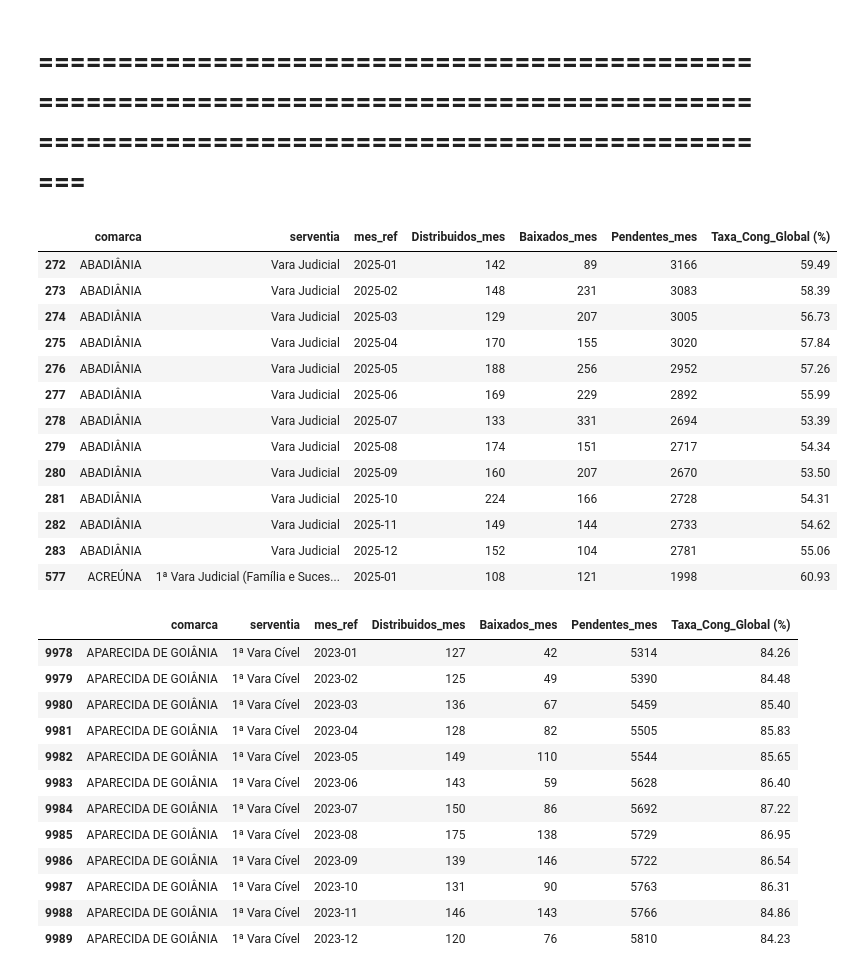
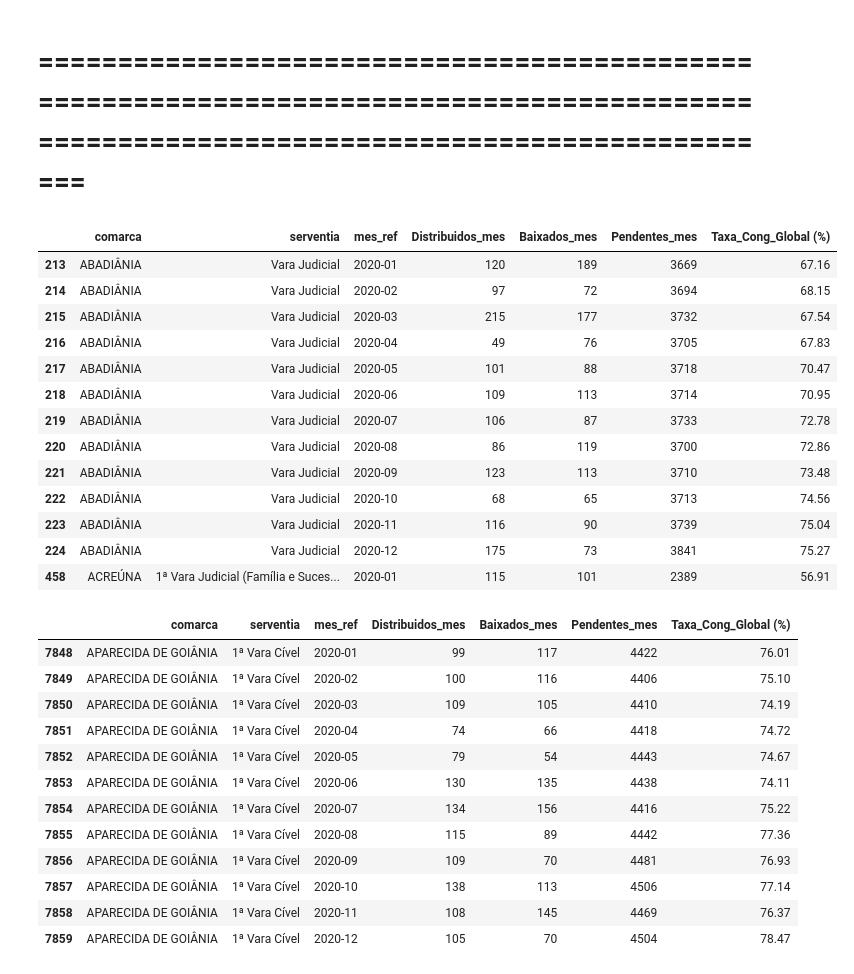
Before and after one commit to dvjuliocesar/TJGO_Projeto7_TxCongGeral, a Jupyter notebook: tx_cong_mensal.ipynb, the cells around one changed output. Drawn from its saved outputs; the diff is of its cells as text; code cells hidden in the pictures.

```diff
--- a/tx_cong_mensal.ipynb
+++ b/tx_cong_mensal.ipynb
@@ -9,7 +9,7 @@ import os
 ## CARREGAMENTO, LIMPEZA E TRATAMENTO DOS ARQUIVOS INDIVIDUALMENTE
 # %%
 # Realizar esse processo para cada dataset da pasta uploads
-arquivo_csv = ('uploads/analise_txcg_2025.csv')
+arquivo_csv = ('uploads/analise_txcg_2020.csv')
 df = pd.read_csv(arquivo_csv, sep='#', encoding='utf-8-sig')
 print(df.shape)
 # %% [output]
@@ -76,14 +85,14 @@ df['ano_baixa'] = df['data_baixa'].dt.year
 
 # 4. Fazer a limpeza: manter apenas registros em que:
 #    - ano_distribuicao <= ANO (ou é NaN)
-#    - ano_baixa <= ANO (ou é NaN)
-ANO = 2025
+#    - ano_baixa >=2020 & ano_baixa <= ANO (ou é NaN)
+ANO = 2020
 df_limpo = df[
     (
         (df['ano_distribuicao'] <= ANO)
     ) &
     (
-        (df['ano_baixa'] >= 2020) & (df['ano_baixa'] <= ANO) |
+        (df['ano_baixa'] >= 2019) & (df['ano_baixa'] <= ANO) |
         (df['ano_baixa'].isna())
     )
 ].copy()
@@ -105,16 +114,16 @@ if len(df) > len(df_limpo):
     # Contar motivo da remoção
     print(f"\nMotivo da remoção:")
     # Distribuição > ANO
-    ANO = 2025
+    ANO = 2020
     dist_maior_ANO = df[df['ano_distribuicao'] > ANO]
     dist_nula = df[df['ano_distribuicao'].isna()]
     baixa_maior_ANO = df[df['ano_baixa'] > ANO]
-    baixa_menor_2020 = df[df['ano_baixa'] < 2020]
+    baixa_menor_2019 = df[df['ano_baixa'] < 2019]
 
     print(f"- data_distribuicao > {ANO}: {len(dist_maior_ANO)} registros")
     print(f"- data_distribuicao NULA: {len(dist_nula)} registros")
     print(f"- data_baixa > {ANO}: {len(baixa_maior_ANO)} registros")
-    print(f"- data_baixa < 2020: {len(baixa_menor_2020)} registros")
+    print(f"- data_baixa < 2019: {len(baixa_menor_2019)} registros")
 
     # Intersecção (ambos > ANO)
     ambos_maior_ANO = df[(df['ano_distribuicao'] > ANO) & (df['ano_baixa'] > ANO)]
@@ -319,45 +328,45 @@ df_global_mensal = df_global_mensal[colunas_finais].sort_values(keys + ['mes_ref
 # print(df_global_mensal.tail(12))
 # %%
 # Filtrando todos os MESES de cada ano para exração MENSAL
-ano_alvo = 2025
+ano_alvo = 2020
 df_mes = df_global_mensal[df_global_mensal['mes_ref'].dt.year == ano_alvo]
 df_mes.head(13)
 # %% [output]
 |  | comarca | serventia | mes_ref | Distribuidos_mes | Baixados_mes | Pendentes_mes | Taxa_Cong_Global (%) |
-| 272 | ABADIÂNIA | Vara Judicial | 2025-01 | 142 | 89 | 3166 | 59.49 |
-| 273 | ABADIÂNIA | Vara Judicial | 2025-02 | 148 | 231 | 3083 | 58.39 |
-| 274 | ABADIÂNIA | Vara Judicial | 2025-03 | 129 | 207 | 3005 | 56.73 |
-| 275 | ABADIÂNIA | Vara Judicial | 2025-04 | 170 | 155 | 3020 | 57.84 |
-| 276 | ABADIÂNIA | Vara Judicial | 2025-05 | 188 | 256 | 2952 | 57.26 |
-| 277 | ABADIÂNIA | Vara Judicial | 2025-06 | 169 | 229 | 2892 | 55.99 |
-| 278 | ABADIÂNIA | Vara Judicial | 2025-07 | 133 | 331 | 2694 | 53.39 |
-| 279 | ABADIÂNIA | Vara Judicial | 2025-08 | 174 | 151 | 2717 | 54.34 |
-| 280 | ABADIÂNIA | Vara Judicial | 2025-09 | 160 | 207 | 2670 | 53.50 |
-| 281 | ABADIÂNIA | Vara Judicial | 2025-10 | 224 | 166 | 2728 | 54.31 |
-| 282 | ABADIÂNIA | Vara Judicial | 2025-11 | 149 | 144 | 2733 | 54.62 |
-| 283 | ABADIÂNIA | Vara Judicial | 2025-12 | 152 | 104 | 2781 | 55.06 |
-| 577 | ACREÚNA | 1ª Vara Judicial (Família e Suces... | 2025-01 | 108 | 121 | 1998 | 60.93 |
+| 213 | ABADIÂNIA | Vara Judicial | 2020-01 | 120 | 189 | 3669 | 67.16 |
+| 214 | ABADIÂNIA | Vara Judicial | 2020-02 | 97 | 72 | 3694 | 68.15 |
+| 215 | ABADIÂNIA | Vara Judicial | 2020-03 | 215 | 177 | 3732 | 67.54 |
+| 216 | ABADIÂNIA | Vara Judicial | 2020-04 | 49 | 76 | 3705 | 67.83 |
+| 217 | ABADIÂNIA | Vara Judicial | 2020-05 | 101 | 88 | 3718 | 70.47 |
+| 218 | ABADIÂNIA | Vara Judicial | 2020-06 | 109 | 113 | 3714 | 70.95 |
+| 219 | ABADIÂNIA | Vara Judicial | 2020-07 | 106 | 87 | 3733 | 72.78 |
+| 220 | ABADIÂNIA | Vara Judicial | 2020-08 | 86 | 119 | 3700 | 72.86 |
+| 221 | ABADIÂNIA | Vara Judicial | 2020-09 | 123 | 113 | 3710 | 73.48 |
+| 222 | ABADIÂNIA | Vara Judicial | 2020-10 | 68 | 65 | 3713 | 74.56 |
+| 223 | ABADIÂNIA | Vara Judicial | 2020-11 | 116 | 90 | 3739 | 75.04 |
+| 224 | ABADIÂNIA | Vara Judicial | 2020-12 | 175 | 73 | 3841 | 75.27 |
+| 458 | ACREÚNA | 1ª Vara Judicial (Família e Suces... | 2020-01 | 115 | 101 | 2389 | 56.91 |
 # %%
 filtro = (
     (df_global_mensal['comarca'] == 'APARECIDA DE GOIÂNIA') &
     (df_global_mensal['serventia'] == '1ª Vara Cível') &
-    (df_global_mensal['mes_ref'].astype(str).str.contains('2023'))
+    (df_global_mensal['mes_ref'].astype(str).str.contains('2020'))
 )
 df_global_mensal[filtro].head(12)
 # %% [output]
 |  | comarca | serventia | mes_ref | Distribuidos_mes | Baixados_mes | Pendentes_mes | Taxa_Cong_Global (%) |
-| 9978 | APARECIDA DE GOIÂNIA | 1ª Vara Cível | 2023-01 | 127 | 42 | 5314 | 84.26 |
-| 9979 | APARECIDA DE GOIÂNIA | 1ª Vara Cível | 2023-02 | 125 | 49 | 5390 | 84.48 |
-| 9980 | APARECIDA DE GOIÂNIA | 1ª Vara Cível | 2023-03 | 136 | 67 | 5459 | 85.40 |
-| 9981 | APARECIDA DE GOIÂNIA | 1ª Vara Cível | 2023-04 | 128 | 82 | 5505 | 85.83 |
-| 9982 | APARECIDA DE GOIÂNIA | 1ª Vara Cível | 2023-05 | 149 | 110 | 5544 | 85.65 |
-| 9983 | APARECIDA DE GOIÂNIA | 1ª Vara Cível | 2023-06 | 143 | 59 | 5628 | 86.40 |
-| 9984 | APARECIDA DE GOIÂNIA | 1ª Vara Cível | 2023-07 | 150 | 86 | 5692 | 87.22 |
-| 9985 | APARECIDA DE GOIÂNIA | 1ª Vara Cível | 2023-08 | 175 | 138 | 5729 | 86.95 |
-| 9986 | APARECIDA DE GOIÂNIA | 1ª Vara Cível | 2023-09 | 139 | 146 | 5722 | 86.54 |
-| 9987 | APARECIDA DE GOIÂNIA | 1ª Vara Cível | 2023-10 | 131 | 90 | 5763 | 86.31 |
-| 9988 | APARECIDA DE GOIÂNIA | 1ª Vara Cível | 2023-11 | 146 | 143 | 5766 | 84.86 |
-| 9989 | APARECIDA DE GOIÂNIA | 1ª Vara Cível | 2023-12 | 120 | 76 | 5810 | 84.23 |
+| 7848 | APARECIDA DE GOIÂNIA | 1ª Vara Cível | 2020-01 | 99 | 117 | 4422 | 76.01 |
+| 7849 | APARECIDA DE GOIÂNIA | 1ª Vara Cível | 2020-02 | 100 | 116 | 4406 | 75.10 |
+| 7850 | APARECIDA DE GOIÂNIA | 1ª Vara Cível | 2020-03 | 109 | 105 | 4410 | 74.19 |
+| 7851 | APARECIDA DE GOIÂNIA | 1ª Vara Cível | 2020-04 | 74 | 66 | 4418 | 74.72 |
+| 7852 | APARECIDA DE GOIÂNIA | 1ª Vara Cível | 2020-05 | 79 | 54 | 4443 | 74.67 |
+| 7853 | APARECIDA DE GOIÂNIA | 1ª Vara Cível | 2020-06 | 130 | 135 | 4438 | 74.11 |
+| 7854 | APARECIDA DE GOIÂNIA | 1ª Vara Cível | 2020-07 | 134 | 156 | 4416 | 75.22 |
+| 7855 | APARECIDA DE GOIÂNIA | 1ª Vara Cível | 2020-08 | 115 | 89 | 4442 | 77.36 |
+| 7856 | APARECIDA DE GOIÂNIA | 1ª Vara Cível | 2020-09 | 109 | 70 | 4481 | 76.93 |
+| 7857 | APARECIDA DE GOIÂNIA | 1ª Vara Cível | 2020-10 | 138 | 113 | 4506 | 77.14 |
+| 7858 | APARECIDA DE GOIÂNIA | 1ª Vara Cível | 2020-11 | 108 | 145 | 4469 | 76.37 |
+| 7859 | APARECIDA DE GOIÂNIA | 1ª Vara Cível | 2020-12 | 105 | 70 | 4504 | 78.47 |
 # %%
 import matplotlib.pyplot as plt
 
```
Also changed, not shown: parts of 18 cells of this notebook.
